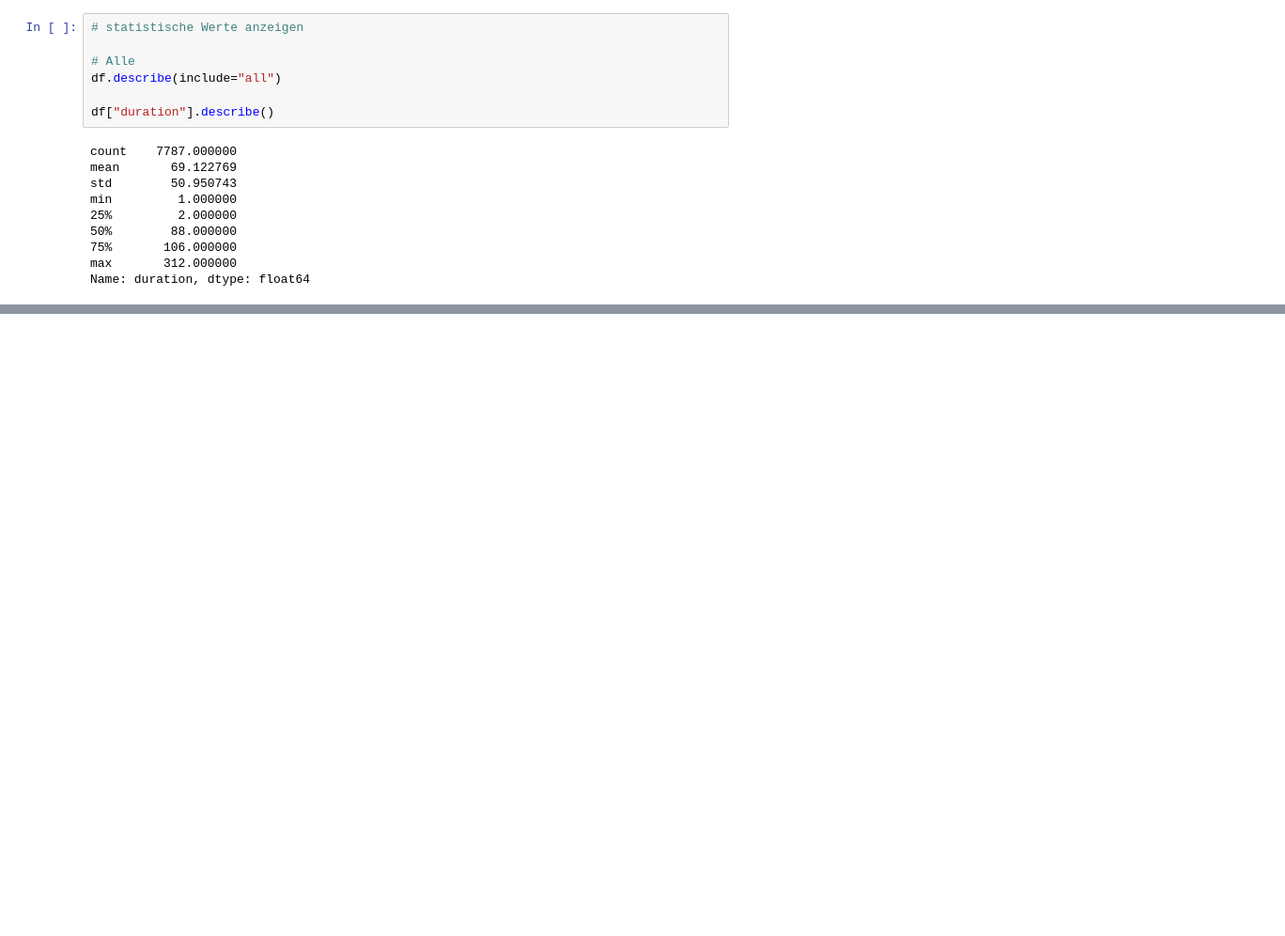
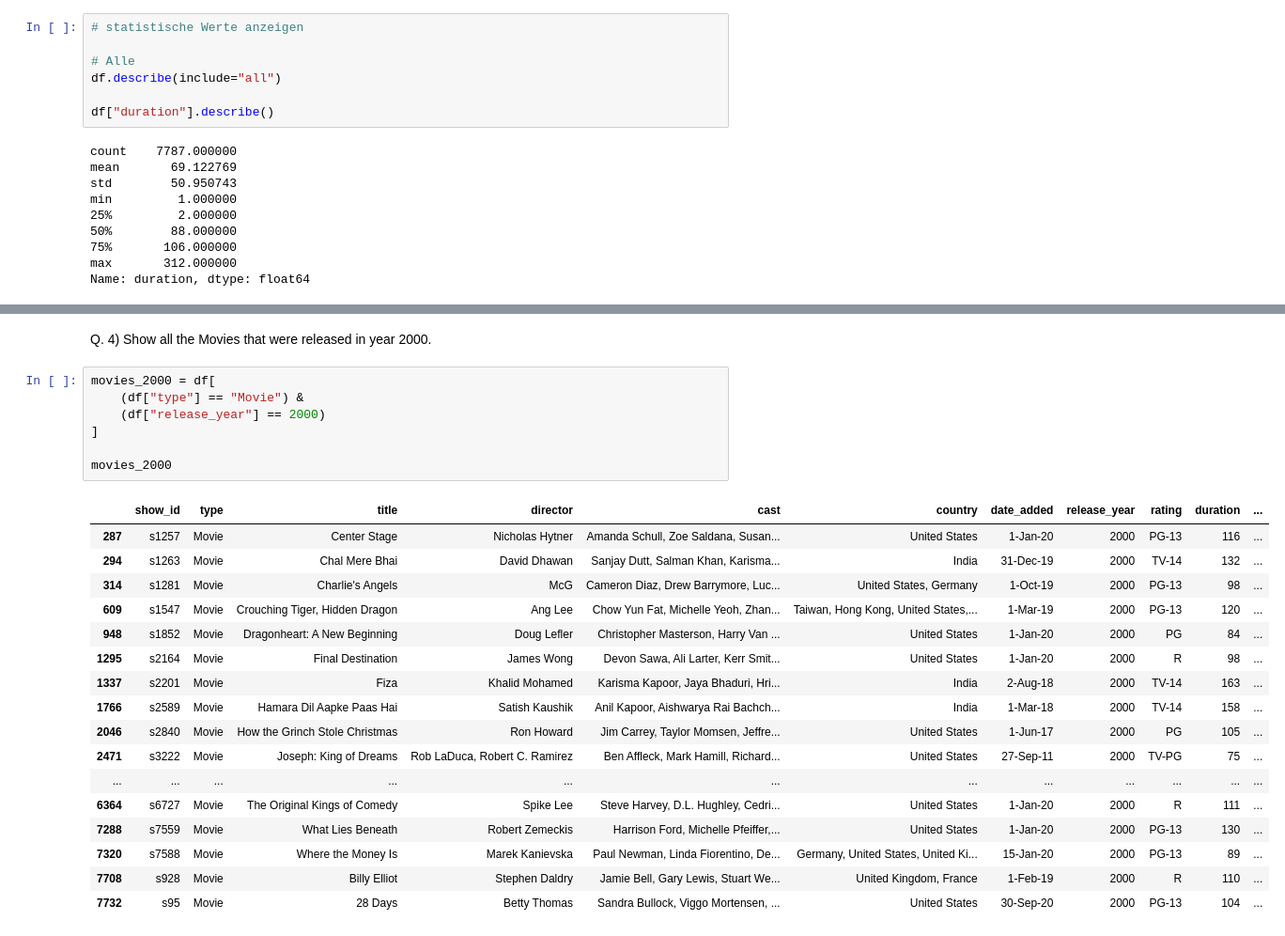
Before and after one commit to Irrler/eda-netflix-movies, a Jupyter notebook: Analyse.ipynb, the cells around one changed output, grey strips where cells are left out. Shown at 94% size. Cells and saved outputs as stored; diff of their text form; blank space fills up the shorter version.

```diff
--- a/Analyse.ipynb
+++ b/Analyse.ipynb
@@ -146,0 +213,27 @@ Name: duration, dtype: float64
+# %% [markdown]
+Q. 4) Show all the Movies that were released in year 2000.
+# %%
+movies_2000 = df[
+    (df["type"] == "Movie") &
+    (df["release_year"] == 2000)
+]
+
+movies_2000
+# %% [output]
+|  | show_id | type | title | director | cast | country | date_added | release_year | rating | duration | ... |
+| 287 | s1257 | Movie | Center Stage | Nicholas Hytner | Amanda Schull, Zoe Saldana, Susan... | United States | 1-Jan-20 | 2000 | PG-13 | 116 | ... |
+| 294 | s1263 | Movie | Chal Mere Bhai | David Dhawan | Sanjay Dutt, Salman Khan, Karisma... | India | 31-Dec-19 | 2000 | TV-14 | 132 | ... |
+| 314 | s1281 | Movie | Charlie's Angels | McG | Cameron Diaz, Drew Barrymore, Luc... | United States, Germany | 1-Oct-19 | 2000 | PG-13 | 98 | ... |
+| 609 | s1547 | Movie | Crouching Tiger, Hidden Dragon | Ang Lee | Chow Yun Fat, Michelle Yeoh, Zhan... | Taiwan, Hong Kong, United States,... | 1-Mar-19 | 2000 | PG-13 | 120 | ... |
+| 948 | s1852 | Movie | Dragonheart: A New Beginning | Doug Lefler | Christopher Masterson, Harry Van ... | United States | 1-Jan-20 | 2000 | PG | 84 | ... |
+| 1295 | s2164 | Movie | Final Destination | James Wong | Devon Sawa, Ali Larter, Kerr Smit... | United States | 1-Jan-20 | 2000 | R | 98 | ... |
+| 1337 | s2201 | Movie | Fiza | Khalid Mohamed | Karisma Kapoor, Jaya Bhaduri, Hri... | India | 2-Aug-18 | 2000 | TV-14 | 163 | ... |
+| 1766 | s2589 | Movie | Hamara Dil Aapke Paas Hai | Satish Kaushik | Anil Kapoor, Aishwarya Rai Bachch... | India | 1-Mar-18 | 2000 | TV-14 | 158 | ... |
+| 2046 | s2840 | Movie | How the Grinch Stole Christmas | Ron Howard | Jim Carrey, Taylor Momsen, Jeffre... | United States | 1-Jun-17 | 2000 | PG | 105 | ... |
+| 2471 | s3222 | Movie | Joseph: King of Dreams | Rob LaDuca, Robert C. Ramirez | Ben Affleck, Mark Hamill, Richard... | United States | 27-Sep-11 | 2000 | TV-PG | 75 | ... |
+| ... | ... | ... | ... | ... | ... | ... | ... | ... | ... | ... | ... |
+| 6364 | s6727 | Movie | The Original Kings of Comedy | Spike Lee | Steve Harvey, D.L. Hughley, Cedri... | United States | 1-Jan-20 | 2000 | R | 111 | ... |
+| 7288 | s7559 | Movie | What Lies Beneath | Robert Zemeckis | Harrison Ford, Michelle Pfeiffer,... | United States | 1-Jan-20 | 2000 | PG-13 | 130 | ... |
+| 7320 | s7588 | Movie | Where the Money Is | Marek Kanievska | Paul Newman, Linda Fiorentino, De... | Germany, United States, United Ki... | 15-Jan-20 | 2000 | PG-13 | 89 | ... |
+| 7708 | s928 | Movie | Billy Elliot | Stephen Daldry | Jamie Bell, Gary Lewis, Stuart We... | United Kingdom, France | 1-Feb-19 | 2000 | R | 110 | ... |
+| 7732 | s95 | Movie | 28 Days | Betty Thomas | Sandra Bullock, Viggo Mortensen, ... | United States | 30-Sep-20 | 2000 | PG-13 | 104 | ... |
```
Also changed, not shown: parts of 13 cells of this notebook.
